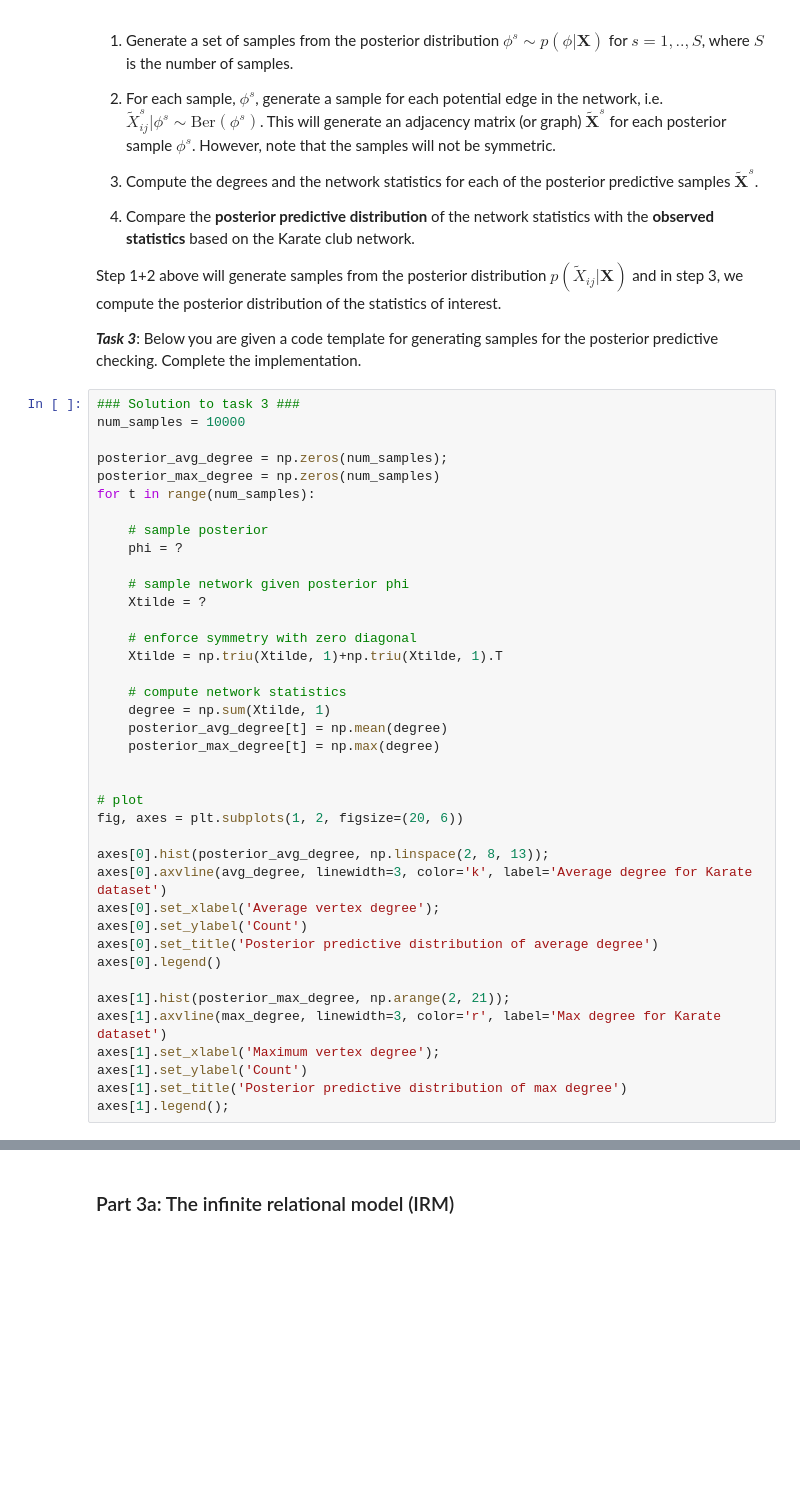
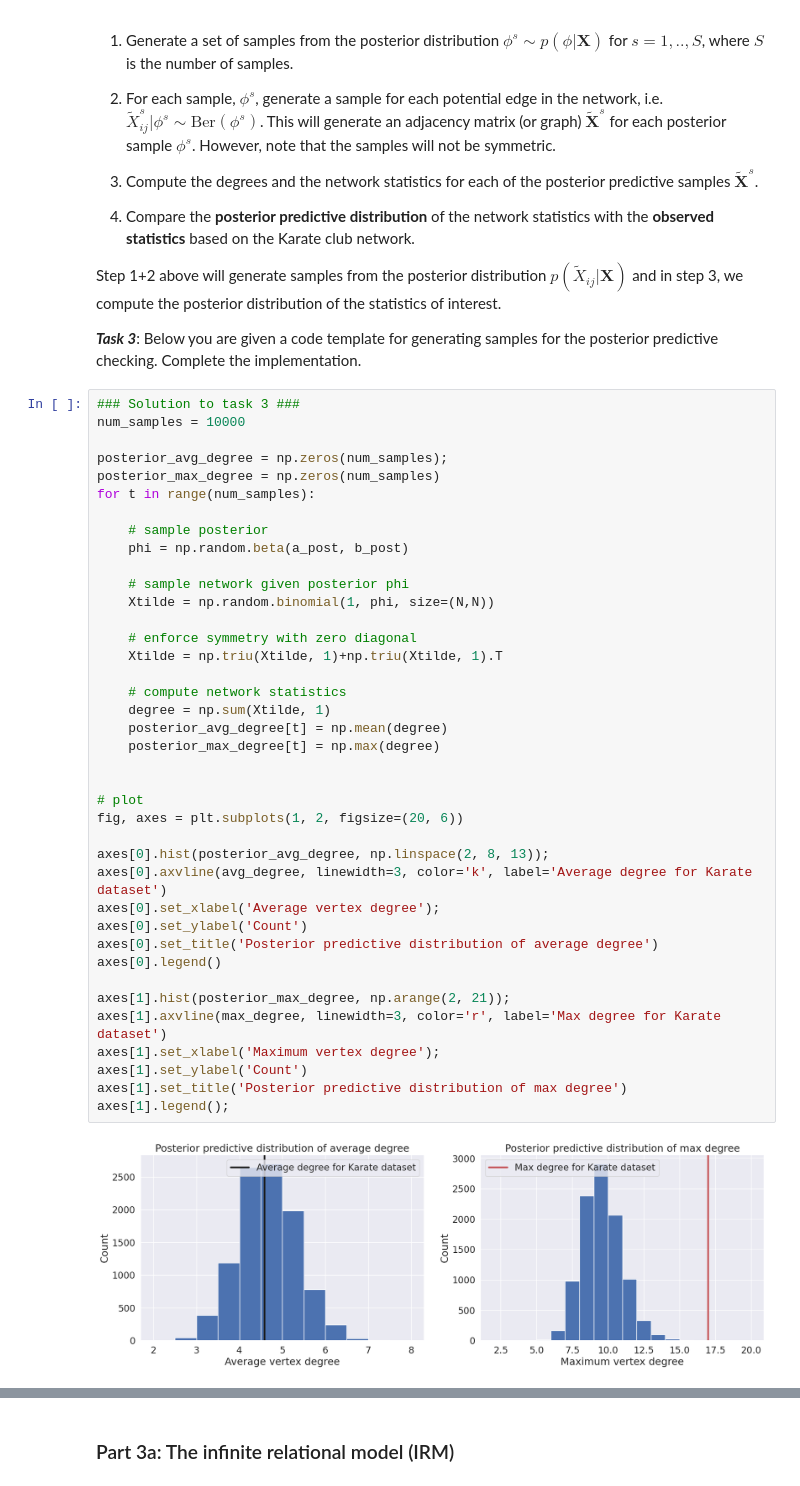
Before and after one commit to wdmdev/02477-bayesian-ml, a Jupyter notebook: week12/Exercise12.ipynb, the cells around one changed output, grey strips where cells are left out. Drawn from its saved outputs; the diff is of its cells as text; blank space fills up the shorter version.

```diff
--- a/week12/Exercise12.ipynb
+++ b/week12/Exercise12.ipynb
@@ -199,36 +246,38 @@ posterior_max_degree = np.zeros(num_samples)
 for t in range(num_samples):
 
     # sample posterior
-    phi = ?
+    phi = np.random.beta(a_post, b_post)
 
     # sample network given posterior phi
-    Xtilde = ?
+    Xtilde = np.random.binomial(1, phi, size=(N,N))
 
     # enforce symmetry with zero diagonal
     Xtilde = np.triu(Xtilde, 1)+np.triu(Xtilde, 1).T
 
     # compute network statistics
     degree = np.sum(Xtilde, 1)
     posterior_avg_degree[t] = np.mean(degree)
     posterior_max_degree[t] = np.max(degree)
 
 
 # plot
 fig, axes = plt.subplots(1, 2, figsize=(20, 6))
 
 axes[0].hist(posterior_avg_degree, np.linspace(2, 8, 13));
 axes[0].axvline(avg_degree, linewidth=3, color='k', label='Average degree for Karate dataset')
 axes[0].set_xlabel('Average vertex degree');
 axes[0].set_ylabel('Count')
 axes[0].set_title('Posterior predictive distribution of average degree')
 axes[0].legend()
 
 axes[1].hist(posterior_max_degree, np.arange(2, 21));
 axes[1].axvline(max_degree, linewidth=3, color='r', label='Max degree for Karate dataset')
 axes[1].set_xlabel('Maximum vertex degree');
 axes[1].set_ylabel('Count')
 axes[1].set_title('Posterior predictive distribution of max degree')
 axes[1].legend();
+# %% [output]
+[figure, added]
 # %% [markdown]
 **Question**
 
```
Also changed, not shown: parts of 18 cells of this notebook, 4 other files.
